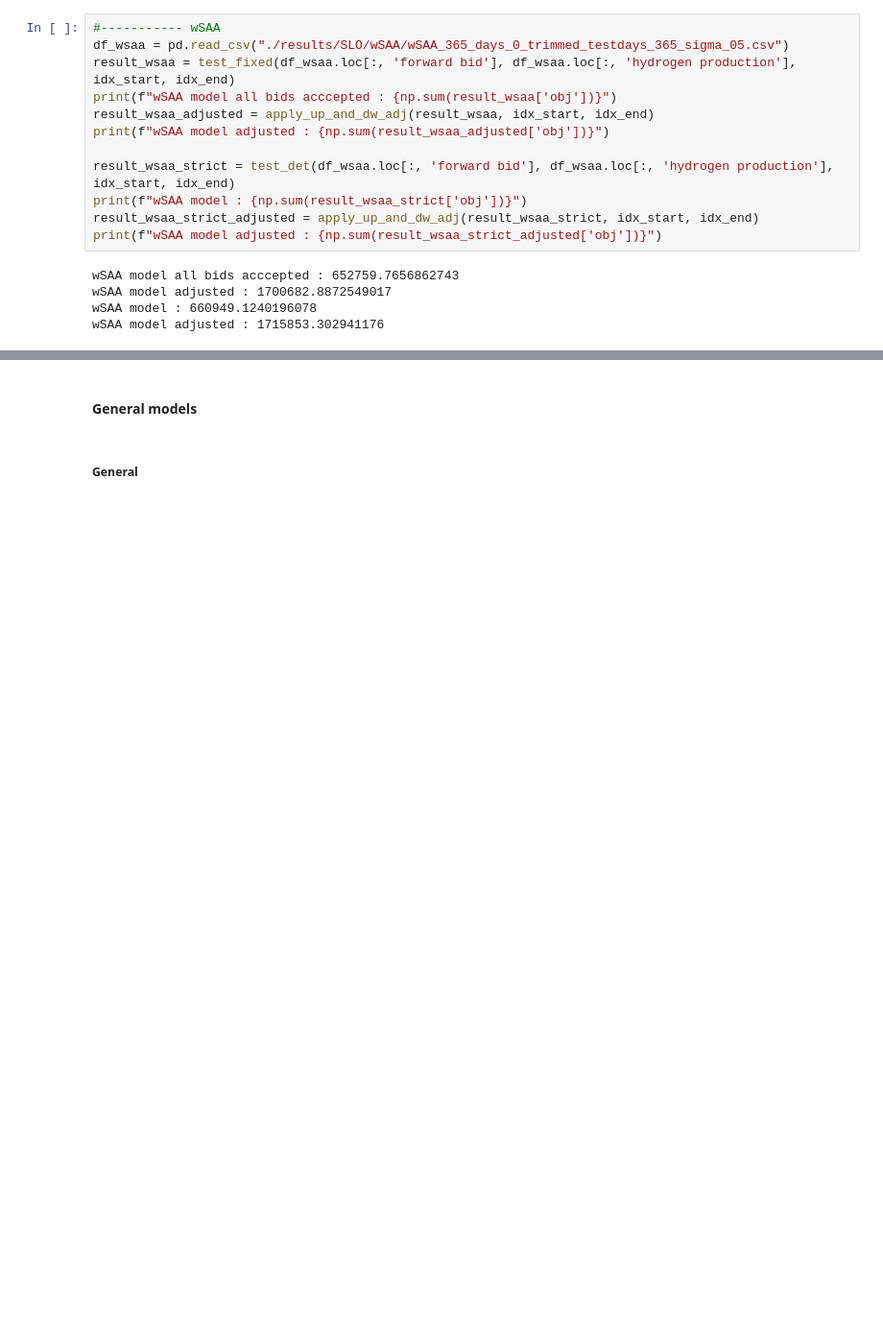
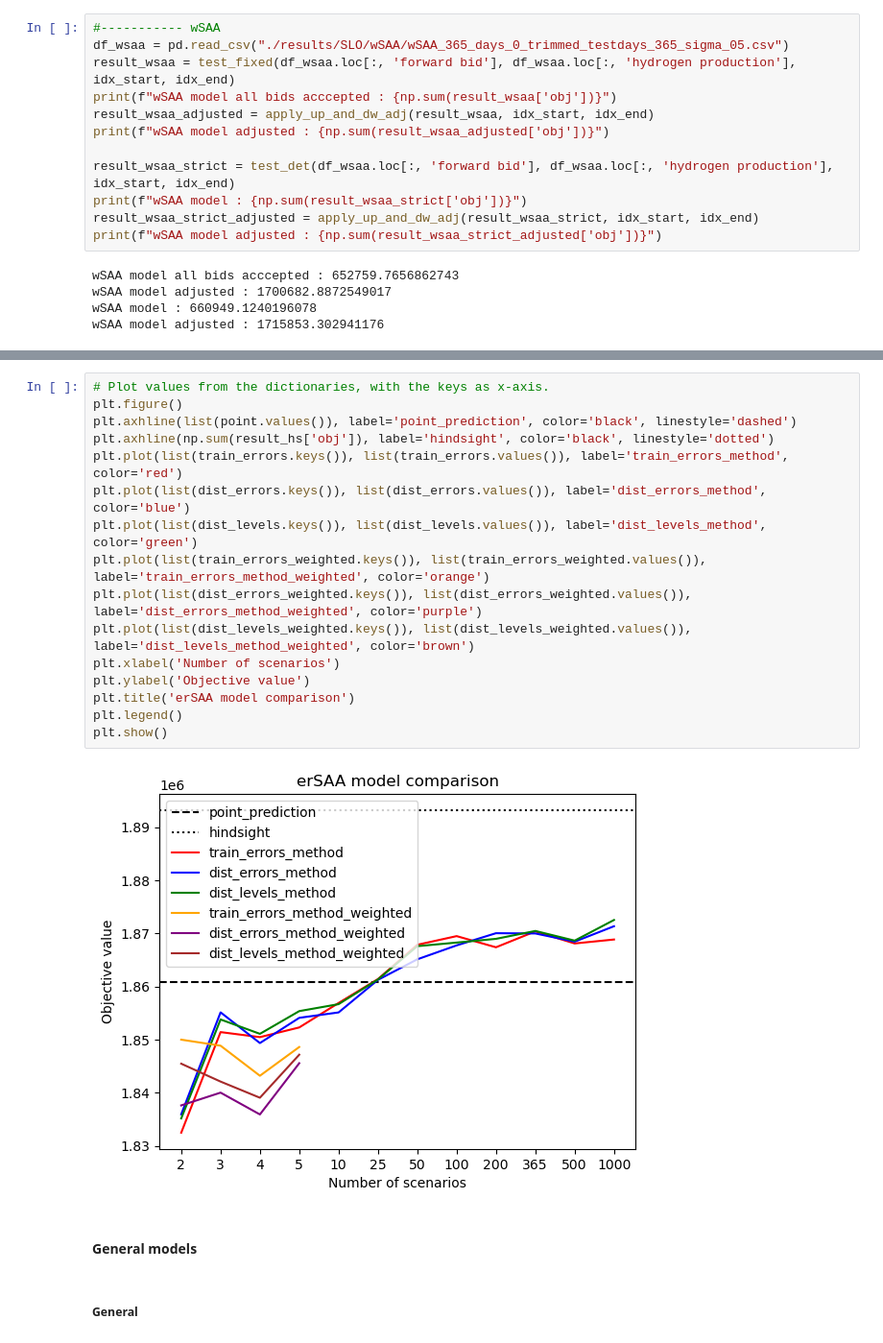
Before and after one commit to FrederikFertin/contextual_dm_in_power_sys, a Jupyter notebook: feature-driven-trading-of-wind-power-and-hydrogen-main/evaluation_2020.ipynb, the cells around one changed output, grey strips where cells are left out. Shown at 96% size. Cells and saved outputs as stored; diff of their text form; blank space fills up the shorter version.

```diff
--- a/feature-driven-trading-of-wind-power-and-hydrogen-main/evaluation_2020.ipynb
+++ b/feature-driven-trading-of-wind-power-and-hydrogen-main/evaluation_2020.ipynb
@@ -1075,3 +1487,21 @@ erSAA model adjusted : 1854103.7894264953
+# %%
+# Plot values from the dictionaries, with the keys as x-axis.
+plt.figure()
+plt.axhline(list(point.values()), label='point_prediction', color='black', linestyle='dashed')
+plt.axhline(np.sum(result_hs['obj']), label='hindsight', color='black', linestyle='dotted')
+plt.plot(list(train_errors.keys()), list(train_errors.values()), label='train_errors_method', color='red')
+plt.plot(list(dist_errors.keys()), list(dist_errors.values()), label='dist_errors_method', color='blue')
+plt.plot(list(dist_levels.keys()), list(dist_levels.values()), label='dist_levels_method', color='green')
+plt.plot(list(train_errors_weighted.keys()), list(train_errors_weighted.values()), label='train_errors_method_weighted', color='orange')
+plt.plot(list(dist_errors_weighted.keys()), list(dist_errors_weighted.values()), label='dist_errors_method_weighted', color='purple')
+plt.plot(list(dist_levels_weighted.keys()), list(dist_levels_weighted.values()), label='dist_levels_method_weighted', color='brown')
+plt.xlabel('Number of scenarios')
+plt.ylabel('Objective value')
+plt.title('erSAA model comparison')
+plt.legend()
+plt.show()
+# %% [output]
+[figure, added]
 # %% [markdown]
 #### General models
 # %% [markdown]
```
Also changed, not shown: parts of 2 cells of this notebook, 59 other files.
